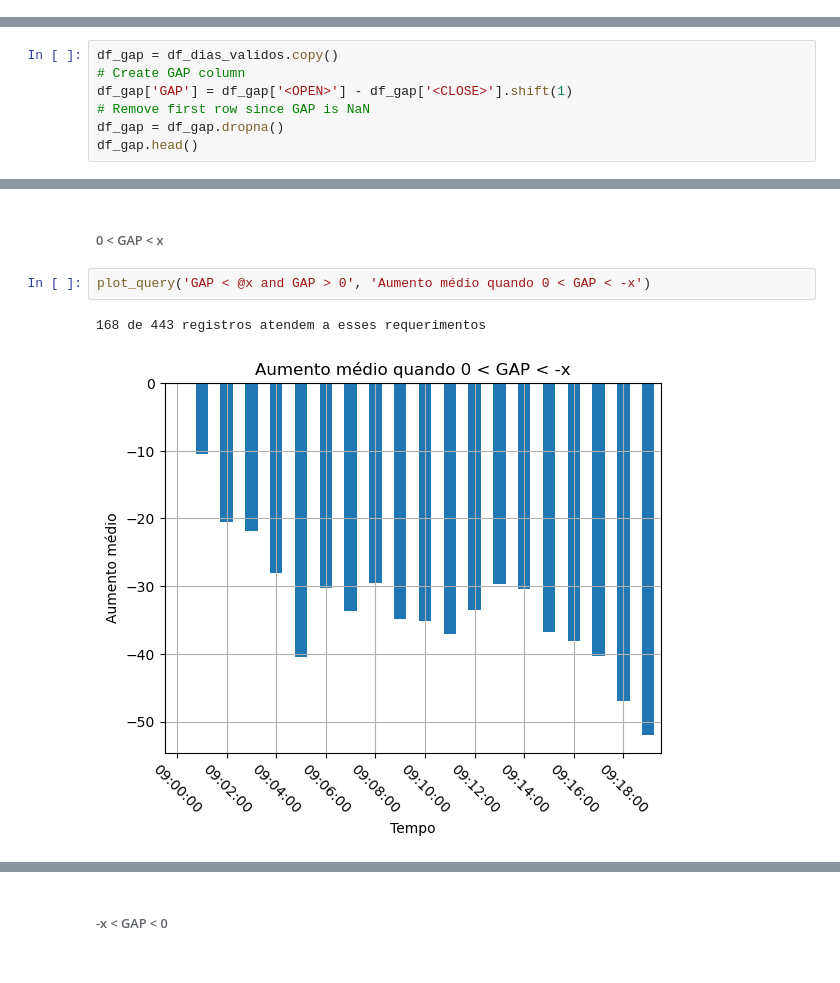
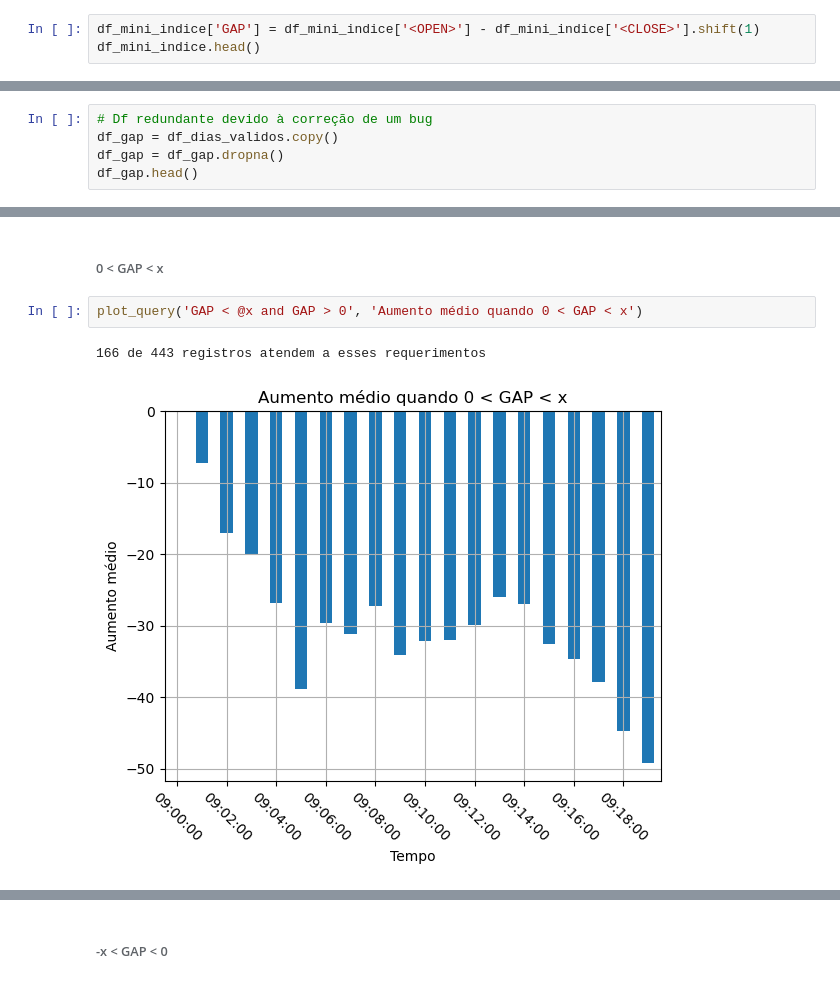
Before and after one commit to enzocunha/Datascience, a Jupyter notebook: T2/AnáliseWIN.ipynb, the cells around one changed output, grey strips where cells are left out. Cells and saved outputs as stored; diff of their text form.

```diff
--- a/T2/AnáliseWIN.ipynb
+++ b/T2/AnáliseWIN.ipynb
@@ -23,0 +26,3 @@ df_mini_indice
+# %%
+df_mini_indice['GAP'] = df_mini_indice['<OPEN>'] - df_mini_indice['<CLOSE>'].shift(1)
+df_mini_indice.head()
@@ -103,10 +115,8 @@ Foram removidos 12560 registros
 # %% [markdown]
 #### Pegando gap em relação ao dia anterior
 # %%
+# Df redundante devido à correção de um bug
 df_gap = df_dias_validos.copy()
-# Create GAP column
-df_gap['GAP'] = df_gap['<OPEN>'] - df_gap['<CLOSE>'].shift(1)
-# Remove first row since GAP is NaN
 df_gap = df_gap.dropna()
 df_gap.head()
 # %% [output]
@@ -337,7 +347,7 @@ plot_query('GAP < -@x', 'Aumento médio quando GAP < -x')
 # %% [markdown]
 ###### 0 < GAP < x
 # %%
-plot_query('GAP < @x and GAP > 0', 'Aumento médio quando 0 < GAP < -x')
+plot_query('GAP < @x and GAP > 0', 'Aumento médio quando 0 < GAP < x')
 # %% [output]
-168 de 443 registros atendem a esses requerimentos
+166 de 443 registros atendem a esses requerimentos
-[figure, old version]
+[figure, new version]
```
Also changed, not shown: parts of 20 cells of this notebook, 13 other files.
